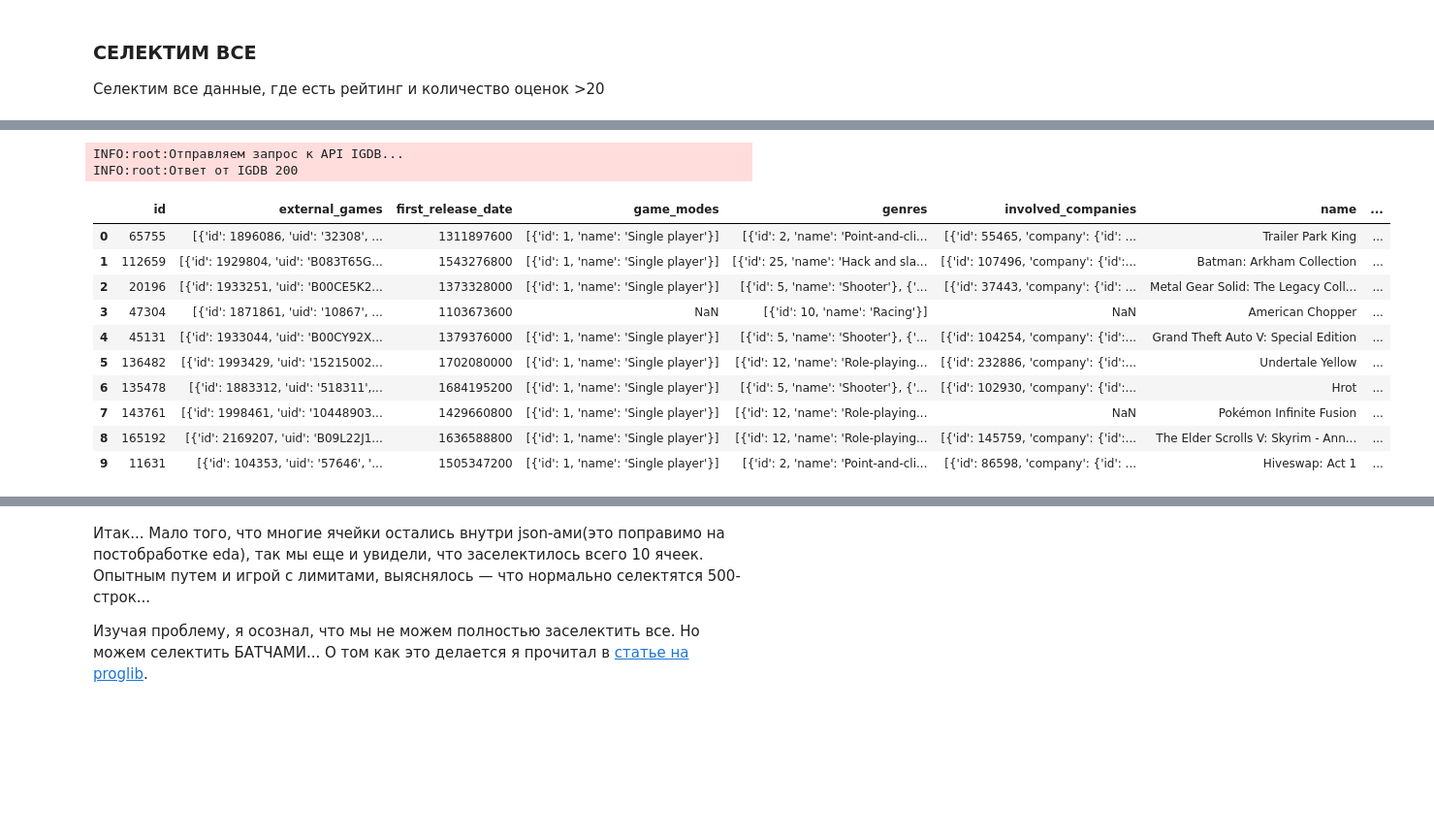
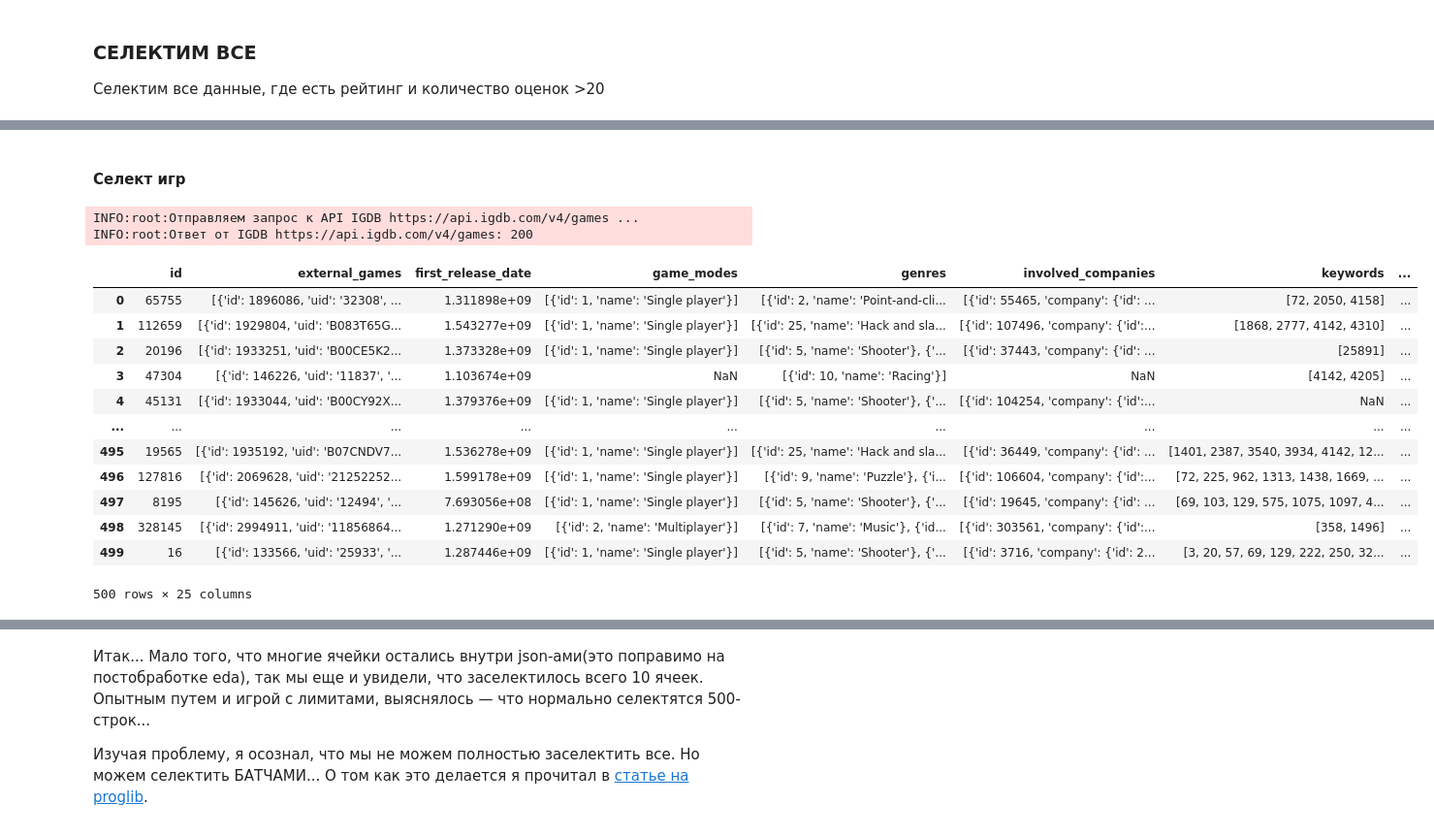
Before and after one commit to tdrkn/GP2, a Jupyter notebook: api_igdb.ipynb, the cells around one changed output, grey strips where cells are left out. Shown at 97% size. Saved outputs shown, nothing was run; the diff lists cells and outputs as text; code cells hidden in the pictures; blank space fills up the shorter version.

```diff
--- a/api_igdb.ipynb
+++ b/api_igdb.ipynb
@@ -165,5 +178,7 @@ endpoints = {
+# %% [markdown]
+#### Селект игр
 # %%
-body='''
+body_games_sample='''
 fields
     id,
     name,
@@ -183,28 +198,39 @@ fields
     total_rating_count,
     hypes,
     external_games.uid,
-    external_games.external_game_source;
+    external_games.external_game_source,
+    franchise,
+    parent_game,
+    remakes,
+    remasters,
+    storyline,
+    summary,
+    keywords;
 where rating!=null & rating_count>20;
 sort rating desc;
 limit 500;
 '''
-data_new = igdb_request(body)
+data_games_raw_sample = igdb_request(body_games_sample, endpoint=endpoints['games'])
 # %% [output]
-INFO:root:Отправляем запрос к API IGDB...
-INFO:root:Ответ от IGDB 200
+INFO:root:Отправляем запрос к API IGDB https://api.igdb.com/v4/games ...
+INFO:root:Ответ от IGDB https://api.igdb.com/v4/games: 200
 # %%
+#сэмпл
+
 import pandas as pd
-df = pd.DataFrame(data_new)
-df
+samples = pd.DataFrame(data_games_raw)
+samples
 # %% [output]
-|  | id | external_games | first_release_date | game_modes | genres | involved_companies | name | ... |
-| 0 | 65755 | [{'id': 1896086, 'uid': '32308', ... | 1311897600 | [{'id': 1, 'name': 'Single player'}] | [{'id': 2, 'name': 'Point-and-cli... | [{'id': 55465, 'company': {'id': ... | Trailer Park King | ... |
-| 1 | 112659 | [{'id': 1929804, 'uid': 'B083T65G... | 1543276800 | [{'id': 1, 'name': 'Single player'}] | [{'id': 25, 'name': 'Hack and sla... | [{'id': 107496, 'company': {'id':... | Batman: Arkham Collection | ... |
-| 2 | 20196 | [{'id': 1933251, 'uid': 'B00CE5K2... | 1373328000 | [{'id': 1, 'name': 'Single player'}] | [{'id': 5, 'name': 'Shooter'}, {'... | [{'id': 37443, 'company': {'id': ... | Metal Gear Solid: The Legacy Coll... | ... |
-| 3 | 47304 | [{'id': 1871861, 'uid': '10867', ... | 1103673600 | NaN | [{'id': 10, 'name': 'Racing'}] | NaN | American Chopper | ... |
-| 4 | 45131 | [{'id': 1933044, 'uid': 'B00CY92X... | 1379376000 | [{'id': 1, 'name': 'Single player'}] | [{'id': 5, 'name': 'Shooter'}, {'... | [{'id': 104254, 'company': {'id':... | Grand Theft Auto V: Special Edition | ... |
-| 5 | 136482 | [{'id': 1993429, 'uid': '15215002... | 1702080000 | [{'id': 1, 'name': 'Single player'}] | [{'id': 12, 'name': 'Role-playing... | [{'id': 232886, 'company': {'id':... | Undertale Yellow | ... |
-| 6 | 135478 | [{'id': 1883312, 'uid': '518311',... | 1684195200 | [{'id': 1, 'name': 'Single player'}] | [{'id': 5, 'name': 'Shooter'}, {'... | [{'id': 102930, 'company': {'id':... | Hrot | ... |
-| 7 | 143761 | [{'id': 1998461, 'uid': '10448903... | 1429660800 | [{'id': 1, 'name': 'Single player'}] | [{'id': 12, 'name': 'Role-playing... | NaN | Pokémon Infinite Fusion | ... |
-| 8 | 165192 | [{'id': 2169207, 'uid': 'B09L22J1... | 1636588800 | [{'id': 1, 'name': 'Single player'}] | [{'id': 12, 'name': 'Role-playing... | [{'id': 145759, 'company': {'id':... | The Elder Scrolls V: Skyrim - Ann... | ... |
-| 9 | 11631 | [{'id': 104353, 'uid': '57646', '... | 1505347200 | [{'id': 1, 'name': 'Single player'}] | [{'id': 2, 'name': 'Point-and-cli... | [{'id': 86598, 'company': {'id': ... | Hiveswap: Act 1 | ... |
+|  | id | external_games | first_release_date | game_modes | genres | involved_companies | keywords | ... |
+| 0 | 65755 | [{'id': 1896086, 'uid': '32308', ... | 1.311898e+09 | [{'id': 1, 'name': 'Single player'}] | [{'id': 2, 'name': 'Point-and-cli... | [{'id': 55465, 'company': {'id': ... | [72, 2050, 4158] | ... |
+| 1 | 112659 | [{'id': 1929804, 'uid': 'B083T65G... | 1.543277e+09 | [{'id': 1, 'name': 'Single player'}] | [{'id': 25, 'name': 'Hack and sla... | [{'id': 107496, 'company': {'id':... | [1868, 2777, 4142, 4310] | ... |
+| 2 | 20196 | [{'id': 1933251, 'uid': 'B00CE5K2... | 1.373328e+09 | [{'id': 1, 'name': 'Single player'}] | [{'id': 5, 'name': 'Shooter'}, {'... | [{'id': 37443, 'company': {'id': ... | [25891] | ... |
+| 3 | 47304 | [{'id': 146226, 'uid': '11837', '... | 1.103674e+09 | NaN | [{'id': 10, 'name': 'Racing'}] | NaN | [4142, 4205] | ... |
+| 4 | 45131 | [{'id': 1933044, 'uid': 'B00CY92X... | 1.379376e+09 | [{'id': 1, 'name': 'Single player'}] | [{'id': 5, 'name': 'Shooter'}, {'... | [{'id': 104254, 'company': {'id':... | NaN | ... |
+| ... | ... | ... | ... | ... | ... | ... | ... | ... |
+| 495 | 19565 | [{'id': 1935192, 'uid': 'B07CNDV7... | 1.536278e+09 | [{'id': 1, 'name': 'Single player'}] | [{'id': 25, 'name': 'Hack and sla... | [{'id': 36449, 'company': {'id': ... | [1401, 2387, 3540, 3934, 4142, 12... | ... |
+| 496 | 127816 | [{'id': 2069628, 'uid': '21252252... | 1.599178e+09 | [{'id': 1, 'name': 'Single player'}] | [{'id': 9, 'name': 'Puzzle'}, {'i... | [{'id': 106604, 'company': {'id':... | [72, 225, 962, 1313, 1438, 1669, ... | ... |
+| 497 | 8195 | [{'id': 145626, 'uid': '12494', '... | 7.693056e+08 | [{'id': 1, 'name': 'Single player'}] | [{'id': 5, 'name': 'Shooter'}, {'... | [{'id': 19645, 'company': {'id': ... | [69, 103, 129, 575, 1075, 1097, 4... | ... |
+| 498 | 328145 | [{'id': 2994911, 'uid': '11856864... | 1.271290e+09 | [{'id': 2, 'name': 'Multiplayer'}] | [{'id': 7, 'name': 'Music'}, {'id... | [{'id': 303561, 'company': {'id':... | [358, 1496] | ... |
+| 499 | 16 | [{'id': 133566, 'uid': '25933', '... | 1.287446e+09 | [{'id': 1, 'name': 'Single player'}] | [{'id': 5, 'name': 'Shooter'}, {'... | [{'id': 3716, 'company': {'id': 2... | [3, 20, 57, 69, 129, 222, 250, 32... | ... |
+500 rows × 25 columns
```
Also changed, not shown: parts of 13 cells of this notebook.
